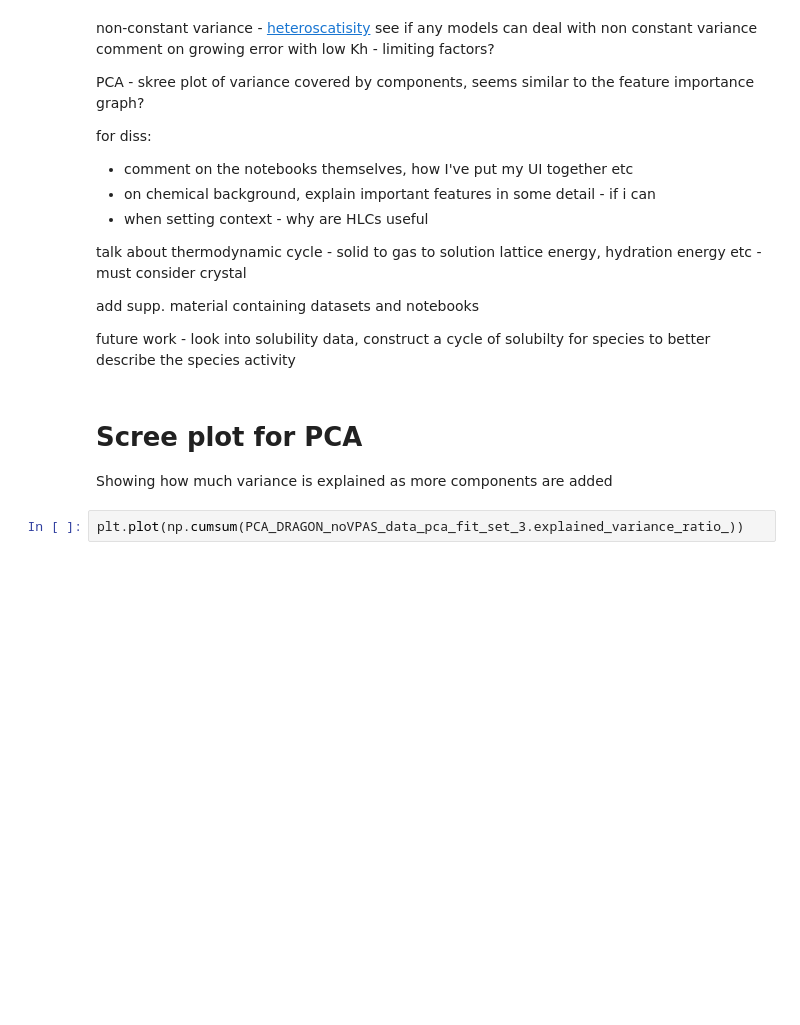
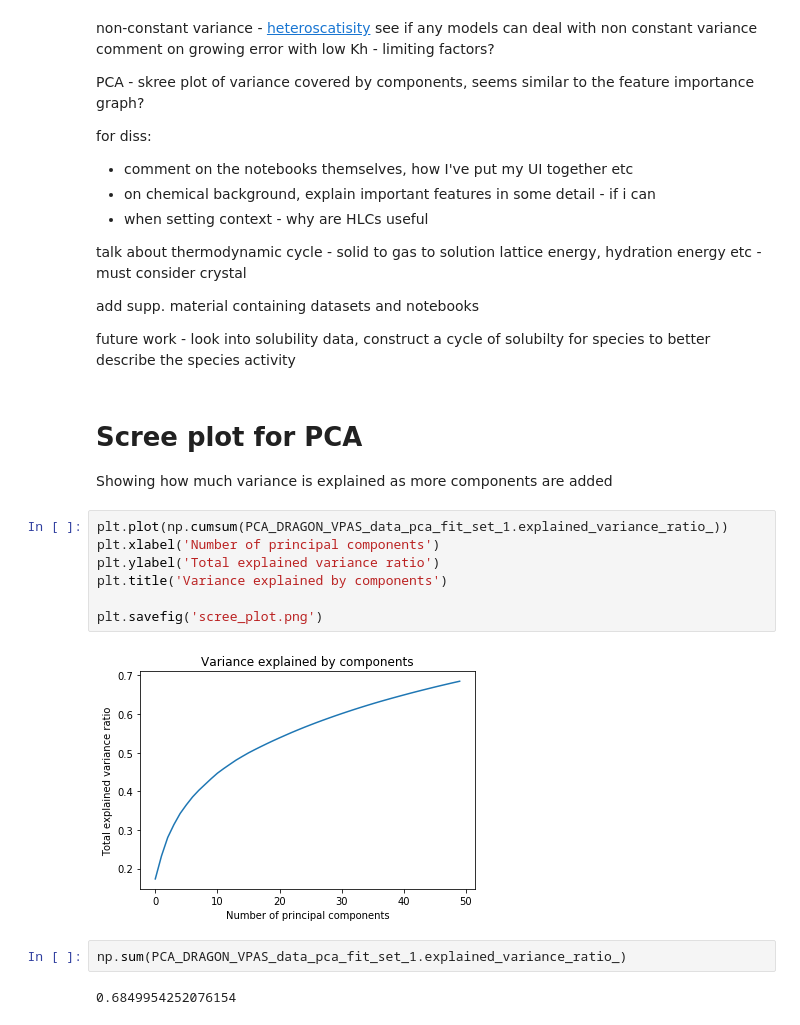
Before and after one commit to jtd1g16/HLC_Prediction, a Jupyter notebook: vis_final_models.ipynb, the cells around one changed output. Saved outputs shown, nothing was run; the diff lists cells and outputs as text; blank space fills up the shorter version.

Commit message:
scree plot added to bottom of notebook

```diff
--- a/vis_final_models.ipynb
+++ b/vis_final_models.ipynb
@@ -403,5 +403,16 @@ future work - look into solubility data, construct a cycle of solubilty for spec
 # %% [markdown]
 # Scree plot for PCA
 Showing how much variance is explained as more components are added
-# %%
-plt.plot(np.cumsum(PCA_DRAGON_noVPAS_data_pca_fit_set_3.explained_variance_ratio_))
+# %%
+plt.plot(np.cumsum(PCA_DRAGON_VPAS_data_pca_fit_set_1.explained_variance_ratio_))
+plt.xlabel('Number of principal components')
+plt.ylabel('Total explained variance ratio')
+plt.title('Variance explained by components')
+
+plt.savefig('scree_plot.png')
+# %% [output]
+[figure, added]
+# %%
+np.sum(PCA_DRAGON_VPAS_data_pca_fit_set_1.explained_variance_ratio_)
+# %% [output]
+0.6849954252076154
```
Also changed, not shown: parts of 1 cell of this notebook.
